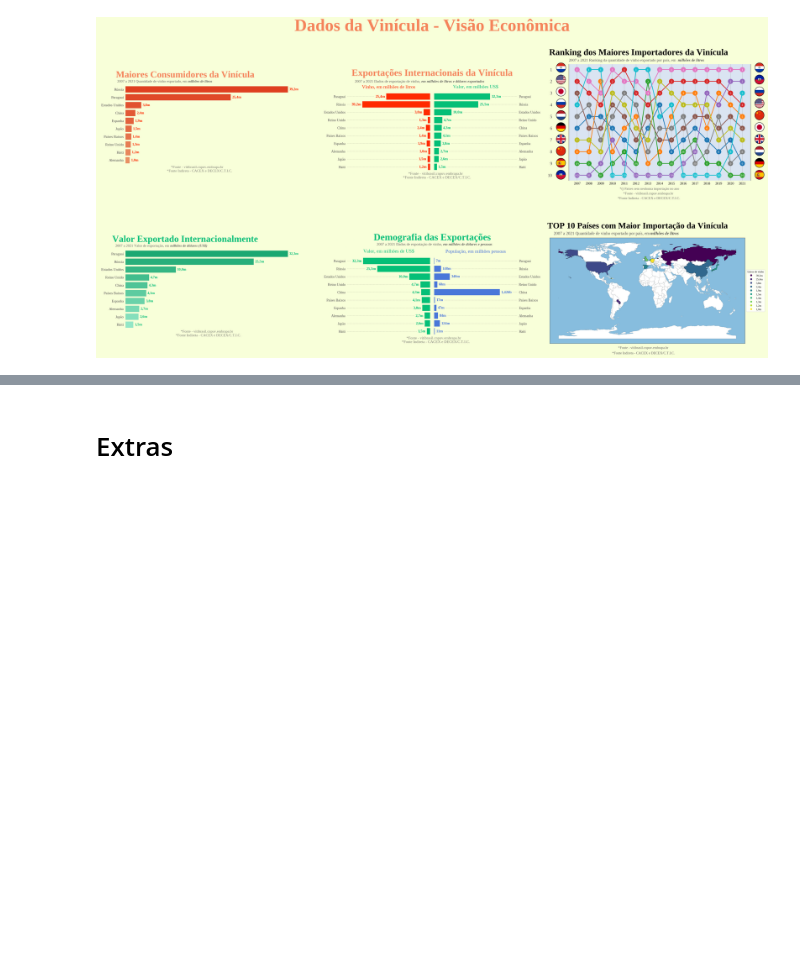
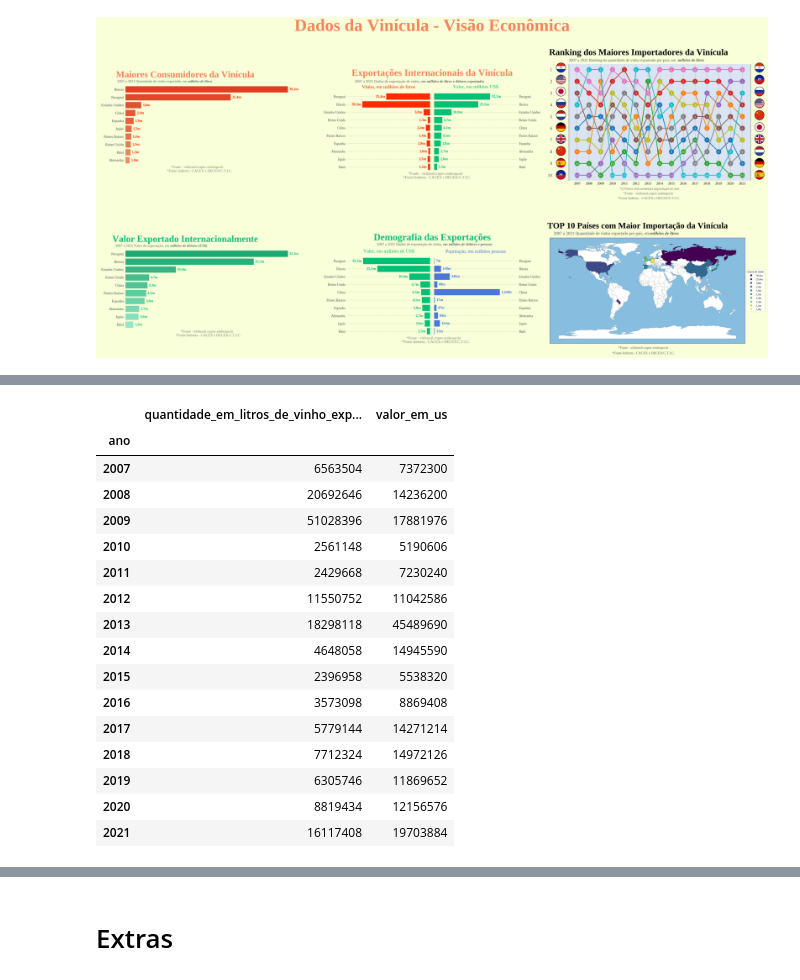
Before and after one commit to GabrielPCO/tech_challenge, a Jupyter notebook: Tech_Challenge.ipynb, the cells around one changed output, grey strips where cells are left out. Saved outputs shown, nothing was run; the diff lists cells and outputs as text; code cells hidden in the pictures; blank space fills up the shorter version.

```diff
--- a/Tech_Challenge.ipynb
+++ b/Tech_Challenge.ipynb
@@ -1443,0 +1461,10 @@ plt.show()
+# %%
+# Criando DataFrames de quantidade de litros de vinho e valores em us por ano
+exportacoes_prospeccao_futura = exportacoes_ultimos_15_anos_copia
+exportacoes_prospeccao_futura = exportacoes_prospeccao_futura.rename(columns={"Países": "pais_de_destino", "Quantidade (Kg)": "quantidade_em_litros_de_vinho_exportado", "Valor (US$)" : "valor_em_us"})
+exportacoes_prospeccao_futura_litros = exportacoes_prospeccao_futura.groupby(by="ano")["quantidade_em_litros_de_vinho_exportado"].sum()
+exportacoes_prospeccao_futura_valor = exportacoes_prospeccao_futura.groupby(by="ano")["valor_em_us"].sum()
+# %%
+# DataFrame de soma de quantidades em litros de vinho por ano
+exportacoes_prospeccao_futura_litros = exportacoes_prospeccao_futura_litros.to_frame()
+exportacoes_prospeccao_futura_litros
@@ -1443,0 +1511,22 @@ plt.show()
+# %%
+# Juntando dados de quantidade de litros de vinho e valores em us
+exportacoes_prospeccao_futura_join = exportacoes_prospeccao_futura_litros.join(exportacoes_prospeccao_futura_valor)
+exportacoes_prospeccao_futura_join
+# %% [output]
+|  | quantidade_em_litros_de_vinho_exp... | valor_em_us |
+| ano |  |  |
+| 2007 | 6563504 | 7372300 |
+| 2008 | 20692646 | 14236200 |
+| 2009 | 51028396 | 17881976 |
+| 2010 | 2561148 | 5190606 |
+| 2011 | 2429668 | 7230240 |
+| 2012 | 11550752 | 11042586 |
+| 2013 | 18298118 | 45489690 |
+| 2014 | 4648058 | 14945590 |
+| 2015 | 2396958 | 5538320 |
+| 2016 | 3573098 | 8869408 |
+| 2017 | 5779144 | 14271214 |
+| 2018 | 7712324 | 14972126 |
+| 2019 | 6305746 | 11869652 |
+| 2020 | 8819434 | 12156576 |
+| 2021 | 16117408 | 19703884 |
```
Also changed, not shown: parts of 33 cells of this notebook, 2 other files.
